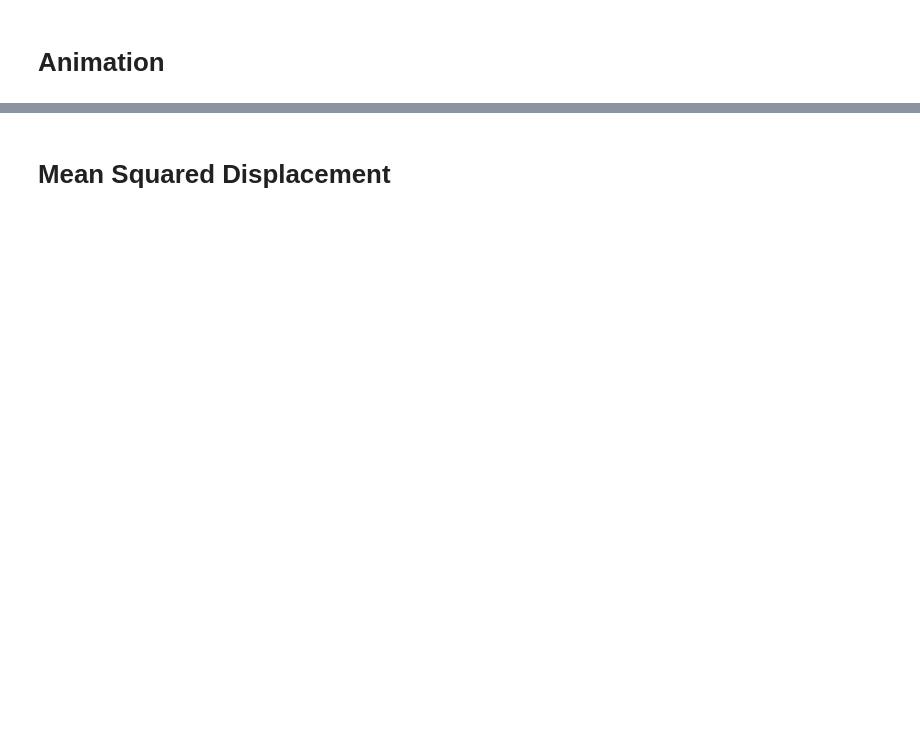
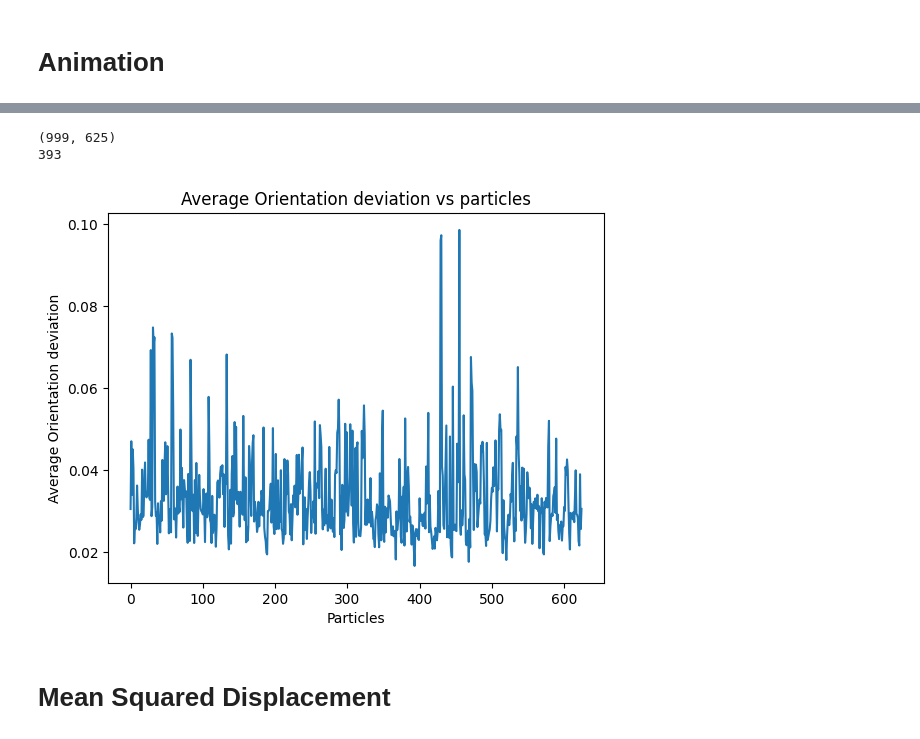
Before and after one commit to hawexrutile/Fluid-Simulations, a Jupyter notebook: Analyze.ipynb, the cells around one changed output, grey strips where cells are left out. Cells and saved outputs as stored; diff of their text form; code cells hidden in the pictures; blank space fills up the shorter version.

```diff
--- a/Analyze.ipynb
+++ b/Analyze.ipynb
@@ -29,30 +21,30 @@ path=r"Runs\High Density\HD1MPI04/"
 # %%
-def save_param(csv_file_path=path+"params.csv"):
+def save_param(path):
+    csv_file_path=path+"params.csv"
     # Open the CSV file
     with open(csv_file_path, mode='r') as infile:
         reader = csv.reader(infile)
         mydict = {rows[0]:rows[1] for rows in reader}
     return mydict
 
-variable_dict=save_param()
-
-r=float(variable_dict["sigma"])/2.0
-numParticles=int(variable_dict["numParticles"])
-box_size=float(variable_dict["boxSize"])
-numSteps=int(variable_dict["numSteps"])
-timestep=float(variable_dict["timestep"])
-dataCompression=int(variable_dict["dataCompression"])
-try : theta=(float(variable_dict["theta"])*(180.0/math.pi))
-except : theta=(variable_dict["theta"])
-
 def load_data(path):
     with open(path+'particle_positions.json', 'r') as file:
         data = json.load(file)
     return data
 
+variable_dict=save_param(path)
+
+r=float(variable_dict["sigma"])/2.0
+numParticles=int(variable_dict["numParticles"])
+boxSize=float(variable_dict["boxSize"])
+numSteps=int(variable_dict["numSteps"])
+timestep=float(variable_dict["timestep"])
+dataCompression=int(variable_dict["dataCompression"])
+try : theta=(float(variable_dict["theta"]))
+except : theta=(variable_dict["theta"])
+
 data = load_data(path)
-# Convert the data to a NumPy array
-particle_positions = np.array(load_data(path))
+particle_data = np.array(data)
 
 print(variable_dict)
 # %% [output]
@@ -172,2 +220,20 @@ def min_image_convention(dx, box_size):
+# %%
+phi = particle_data[:1000, :, -2]
+dphi = np.diff(phi, axis=0)
+print (dphi.shape)
+average_phi = np.average(np.abs(dphi), axis=0)
+# print the position of the minimum value of average phi
+print(np.argmin(average_phi))
+# plot the average phi
+plt.plot(average_phi)
+plt.xlabel('Particles')
+plt.ylabel('Average Orientation deviation')
+plt.title('Average Orientation deviation vs particles')
+plt.savefig(path + "AveragePhi.png")
+plt.show()
+# %% [output]
+(999, 625)
+393
+[figure, added]
 # %% [markdown]
 # Mean Squared Displacement
```
Also changed, not shown: parts of 37 cells of this notebook.
